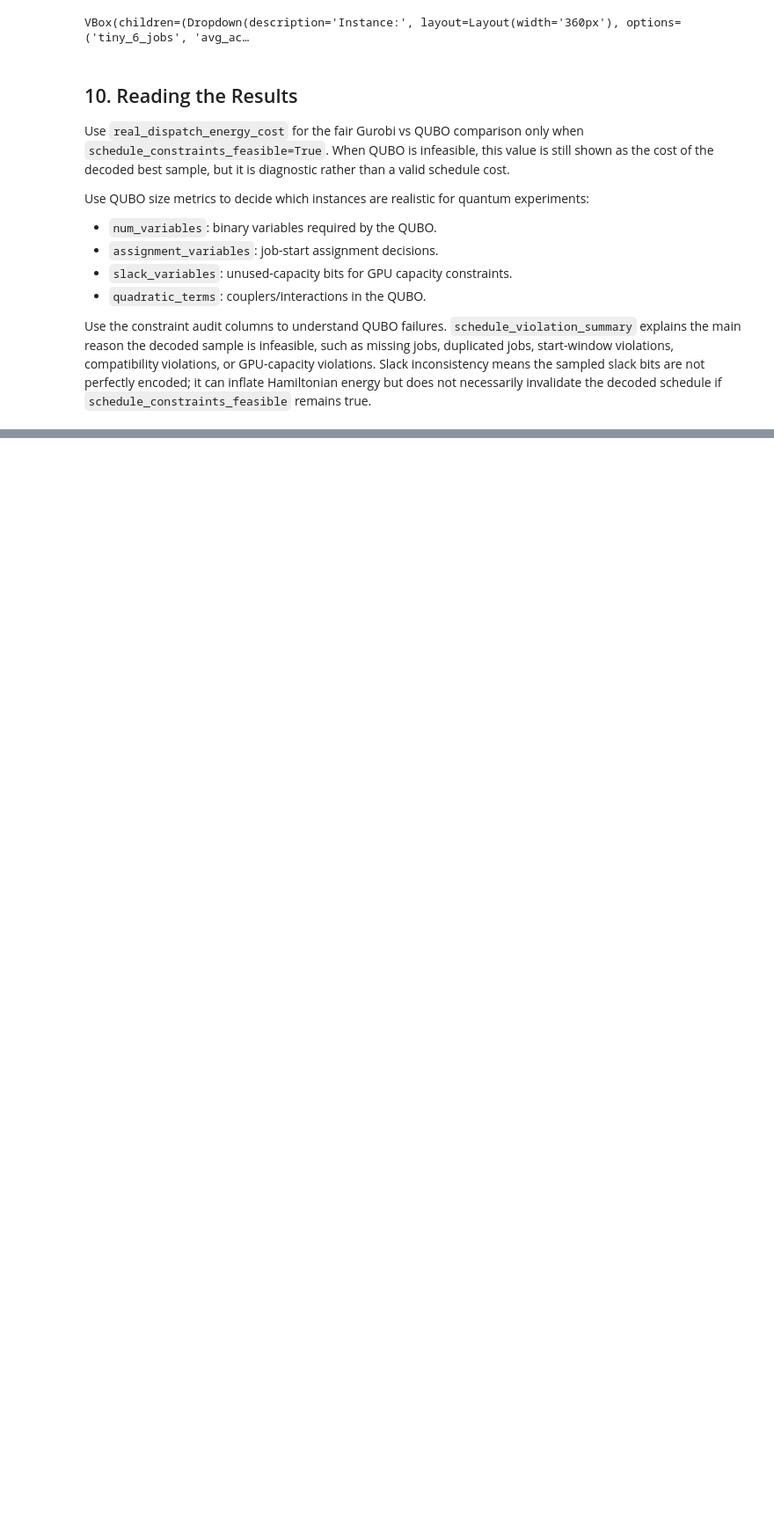
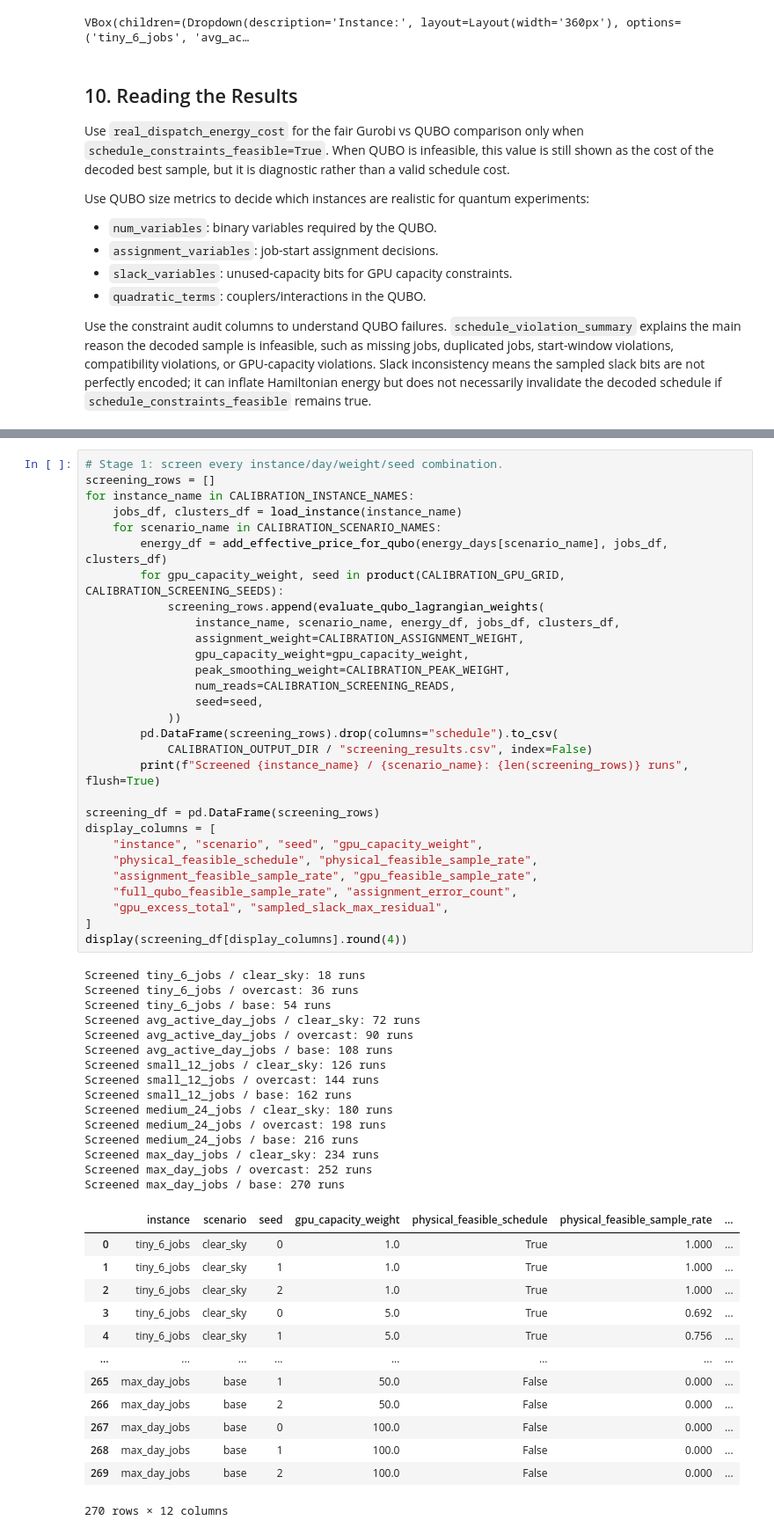
Before and after one commit to jparrado23/data_center_scheduling, a Jupyter notebook: notebooks/19_seren_tiny_three_energy_days.ipynb, the cells around one changed output, grey strips where cells are left out. Shown at 88% size. Cells and saved outputs as stored; diff of their text form; blank space fills up the shorter version.

```diff
--- a/notebooks/19_seren_tiny_three_energy_days.ipynb
+++ b/notebooks/19_seren_tiny_three_energy_days.ipynb
@@ -1180,0 +1103,58 @@ plt.show()
+# %%
+# Stage 1: screen every instance/day/weight/seed combination.
+screening_rows = []
+for instance_name in CALIBRATION_INSTANCE_NAMES:
+    jobs_df, clusters_df = load_instance(instance_name)
+    for scenario_name in CALIBRATION_SCENARIO_NAMES:
+        energy_df = add_effective_price_for_qubo(energy_days[scenario_name], jobs_df, clusters_df)
+        for gpu_capacity_weight, seed in product(CALIBRATION_GPU_GRID, CALIBRATION_SCREENING_SEEDS):
+            screening_rows.append(evaluate_qubo_lagrangian_weights(
+                instance_name, scenario_name, energy_df, jobs_df, clusters_df,
+                assignment_weight=CALIBRATION_ASSIGNMENT_WEIGHT,
+                gpu_capacity_weight=gpu_capacity_weight,
+                peak_smoothing_weight=CALIBRATION_PEAK_WEIGHT,
+                num_reads=CALIBRATION_SCREENING_READS,
+                seed=seed,
+            ))
+        pd.DataFrame(screening_rows).drop(columns="schedule").to_csv(
+            CALIBRATION_OUTPUT_DIR / "screening_results.csv", index=False)
+        print(f"Screened {instance_name} / {scenario_name}: {len(screening_rows)} runs", flush=True)
+
+screening_df = pd.DataFrame(screening_rows)
+display_columns = [
+    "instance", "scenario", "seed", "gpu_capacity_weight",
+    "physical_feasible_schedule", "physical_feasible_sample_rate",
+    "assignment_feasible_sample_rate", "gpu_feasible_sample_rate",
+    "full_qubo_feasible_sample_rate", "assignment_error_count",
+    "gpu_excess_total", "sampled_slack_max_residual",
+]
+display(screening_df[display_columns].round(4))
+# %% [output]
+Screened tiny_6_jobs / clear_sky: 18 runs
+Screened tiny_6_jobs / overcast: 36 runs
+Screened tiny_6_jobs / base: 54 runs
+Screened avg_active_day_jobs / clear_sky: 72 runs
+Screened avg_active_day_jobs / overcast: 90 runs
+Screened avg_active_day_jobs / base: 108 runs
+Screened small_12_jobs / clear_sky: 126 runs
+Screened small_12_jobs / overcast: 144 runs
+Screened small_12_jobs / base: 162 runs
+Screened medium_24_jobs / clear_sky: 180 runs
+Screened medium_24_jobs / overcast: 198 runs
+Screened medium_24_jobs / base: 216 runs
+Screened max_day_jobs / clear_sky: 234 runs
+Screened max_day_jobs / overcast: 252 runs
+Screened max_day_jobs / base: 270 runs
+|  | instance | scenario | seed | gpu_capacity_weight | physical_feasible_schedule | physical_feasible_sample_rate | ... |
+| 0 | tiny_6_jobs | clear_sky | 0 | 1.0 | True | 1.000 | ... |
+| 1 | tiny_6_jobs | clear_sky | 1 | 1.0 | True | 1.000 | ... |
+| 2 | tiny_6_jobs | clear_sky | 2 | 1.0 | True | 1.000 | ... |
+| 3 | tiny_6_jobs | clear_sky | 0 | 5.0 | True | 0.692 | ... |
+| 4 | tiny_6_jobs | clear_sky | 1 | 5.0 | True | 0.756 | ... |
+| ... | ... | ... | ... | ... | ... | ... | ... |
+| 265 | max_day_jobs | base | 1 | 50.0 | False | 0.000 | ... |
+| 266 | max_day_jobs | base | 2 | 50.0 | False | 0.000 | ... |
+| 267 | max_day_jobs | base | 0 | 100.0 | False | 0.000 | ... |
+| 268 | max_day_jobs | base | 1 | 100.0 | False | 0.000 | ... |
+| 269 | max_day_jobs | base | 2 | 100.0 | False | 0.000 | ... |
+270 rows × 12 columns
```
Also changed, not shown: parts of 19 cells of this notebook.
